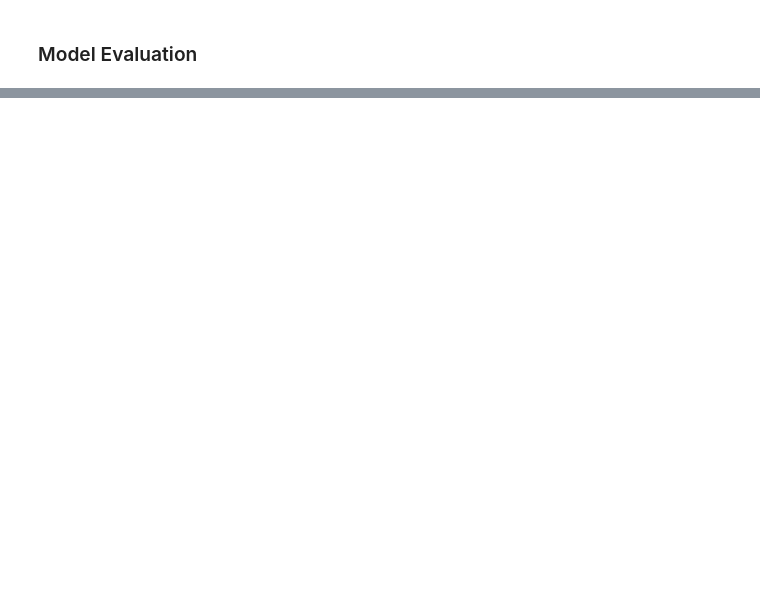
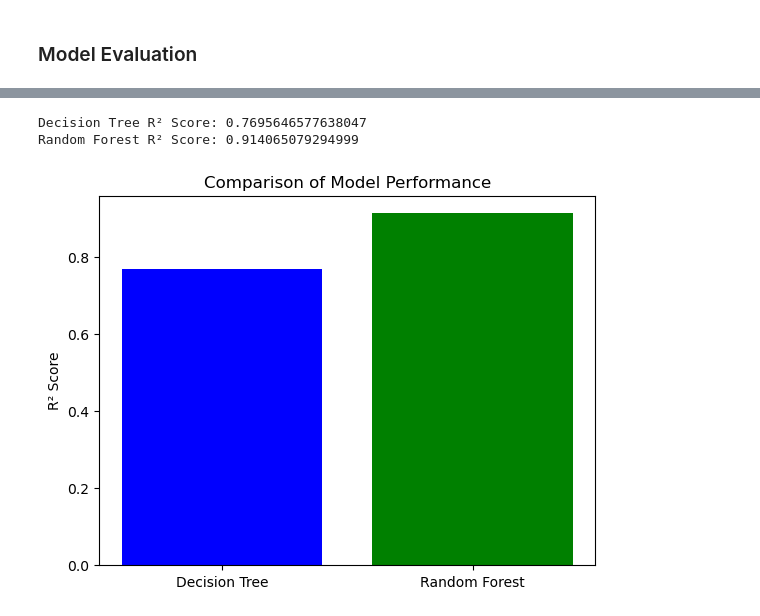
Before and after one commit to Gyananand/dataAnalysis, a Jupyter notebook: Projects/Medical_Insurance_Price_Prediction.ipynb, the cells around one changed output, grey strips where cells are left out. Drawn from its saved outputs; the diff is of its cells as text; code cells hidden in the pictures; blank space fills up the shorter version.

```diff
--- a/Projects/Medical_Insurance_Price_Prediction.ipynb
+++ b/Projects/Medical_Insurance_Price_Prediction.ipynb
@@ -396,0 +387,47 @@ Predicted medical insurance charges: Rs15892.137775472233
+# %%
+from sklearn.metrics import r2_score
+from sklearn.ensemble import RandomForestRegressor
+from sklearn.tree import DecisionTreeRegressor
+import matplotlib.pyplot as plt
+from sklearn.model_selection import train_test_split
+from sklearn.datasets import make_regression
+
+# 'subsample': 1.0, 'n_estimators': 200, 'min_samples_split': 10, 'min_samples_leaf': 2, 'max_features': 'log2', 'max_depth': 3, 'learning_rate': 0.05}
+# Example data (replace with your actual data)
+X, y = make_regression(n_samples=100, n_features=4, noise=0.2, random_state=42)
+
+# Split the data into training and test sets
+X_train, X_test, y_train, y_test = train_test_split(X, y, test_size=0.2, random_state=42)
+
+# Train Decision Tree model
+dt_model = DecisionTreeRegressor()
+dt_model.fit(X_train, y_train)
+
+# Train Random Forest model
+rf_model = RandomForestRegressor()
+rf_model.fit(X_train, y_train)
+
+# Make predictions
+y_pred_dt = dt_model.predict(X_test)  # Decision Tree predictions
+y_pred_rf = rf_model.predict(X_test)  # Random Forest predictions
+
+# Calculate R² score
+r2_dt = r2_score(y_test, y_pred_dt)
+r2_rf = r2_score(y_test, y_pred_rf)
+
+# Print the R² scores
+print(f"Decision Tree R² Score: {r2_dt}")
+print(f"Random Forest R² Score: {r2_rf}")
+
+# Plot the comparison of R² scores
+models = ['Decision Tree', 'Random Forest']
+r2_scores = [r2_dt, r2_rf]
+
+plt.bar(models, r2_scores, color=['blue', 'green'])
+plt.ylabel("R² Score")
+plt.title("Comparison of Model Performance")
+plt.show()
+# %% [output]
+Decision Tree R² Score: 0.7695646577638047
+Random Forest R² Score: 0.914065079294999
+[figure, added]
```
Also changed, not shown: parts of 6 cells of this notebook.
